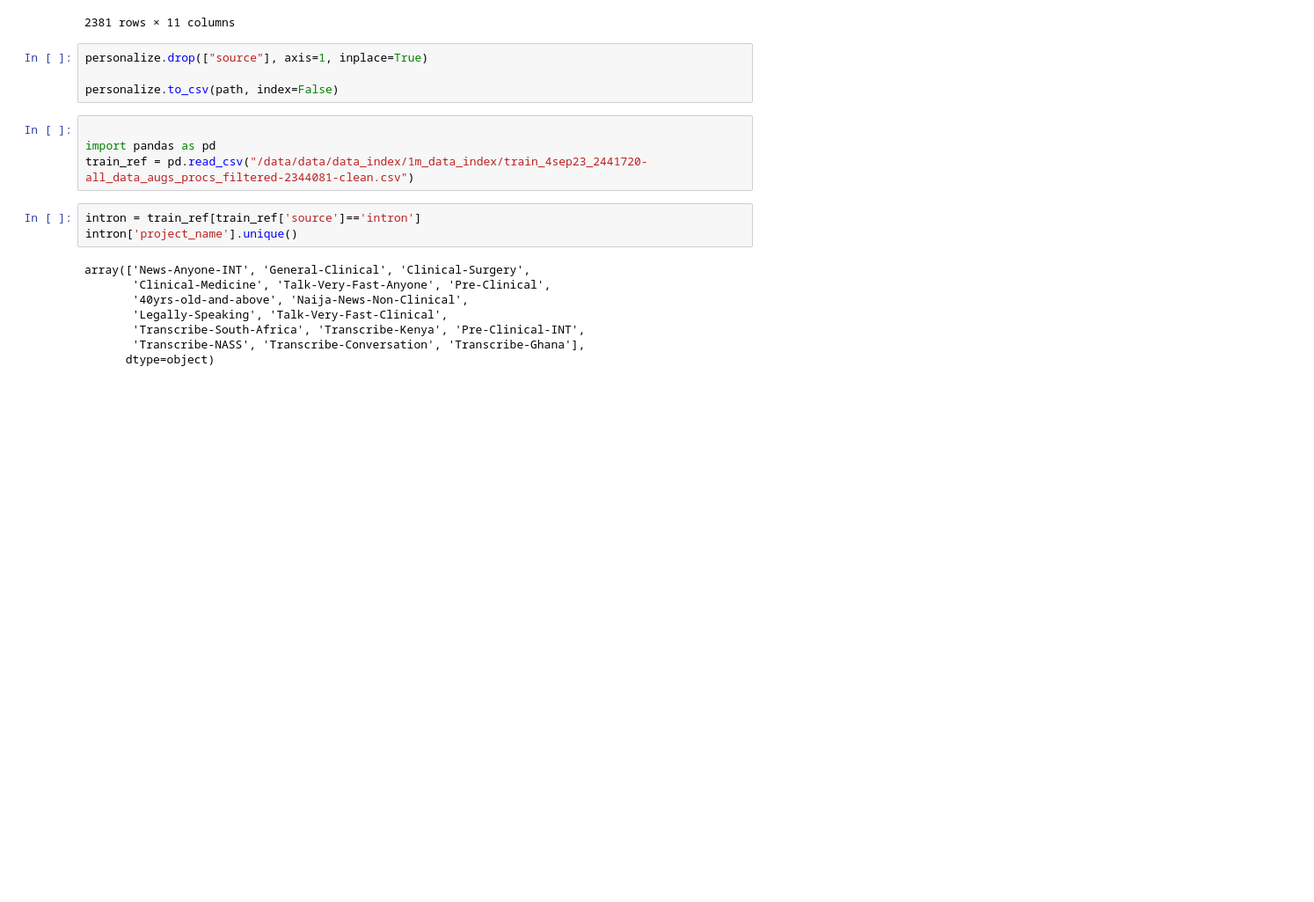
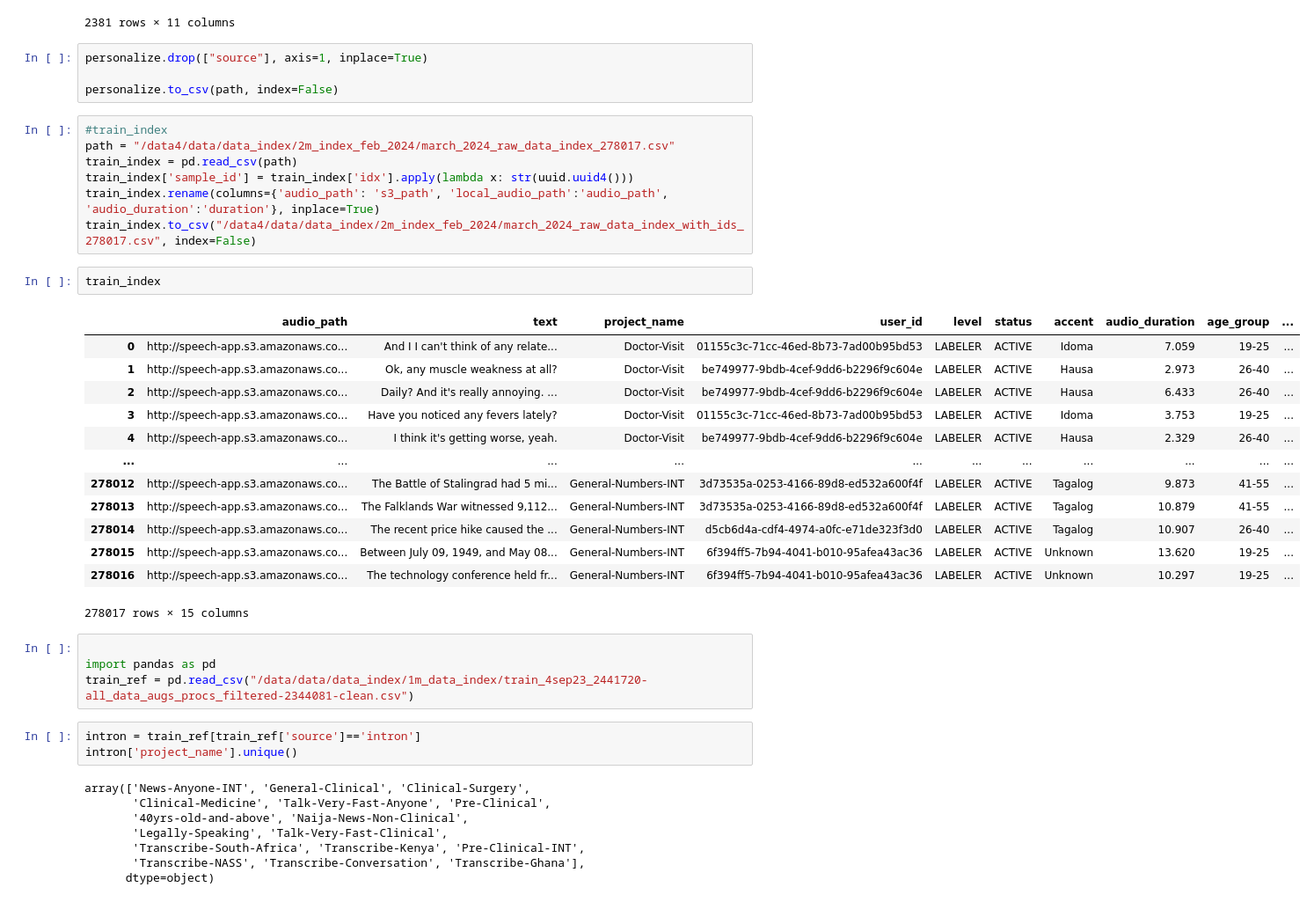
Before and after one commit to intron-innovation/AfriVox, a Jupyter notebook: notebooks/standardize_csvs.ipynb, the cells around one changed output. Shown: that part at 88% size. Cells and saved outputs as stored; diff of their text form; blank space fills up the shorter version.

```diff
--- a/notebooks/standardize_csvs.ipynb
+++ b/notebooks/standardize_csvs.ipynb
@@ -197,6 +197,29 @@ personalize
 personalize.drop(["source"], axis=1, inplace=True)
 
 personalize.to_csv(path, index=False)
+# %%
+#train_index
+path = "/data4/data/data_index/2m_index_feb_2024/march_2024_raw_data_index_278017.csv"
+train_index = pd.read_csv(path)
+train_index['sample_id'] = train_index['idx'].apply(lambda x: str(uuid.uuid4()))
+train_index.rename(columns={'audio_path': 's3_path', 'local_audio_path':'audio_path', 'audio_duration':'duration'}, inplace=True)
+train_index.to_csv("/data4/data/data_index/2m_index_feb_2024/march_2024_raw_data_index_with_ids_278017.csv", index=False)
+# %%
+train_index
+# %% [output]
+|  | audio_path | text | project_name | user_id | level | status | accent | audio_duration | age_group | ... |
+| 0 | http://speech-app.s3.amazonaws.co... | And I I can't think of any relate... | Doctor-Visit | 01155c3c-71cc-46ed-8b73-7ad00b95bd53 | LABELER | ACTIVE | Idoma | 7.059 | 19-25 | ... |
+| 1 | http://speech-app.s3.amazonaws.co... | Ok, any muscle weakness at all? | Doctor-Visit | be749977-9bdb-4cef-9dd6-b2296f9c604e | LABELER | ACTIVE | Hausa | 2.973 | 26-40 | ... |
+| 2 | http://speech-app.s3.amazonaws.co... | Daily? And it's really annoying. ... | Doctor-Visit | be749977-9bdb-4cef-9dd6-b2296f9c604e | LABELER | ACTIVE | Hausa | 6.433 | 26-40 | ... |
+| 3 | http://speech-app.s3.amazonaws.co... | Have you noticed any fevers lately? | Doctor-Visit | 01155c3c-71cc-46ed-8b73-7ad00b95bd53 | LABELER | ACTIVE | Idoma | 3.753 | 19-25 | ... |
+| 4 | http://speech-app.s3.amazonaws.co... | I think it's getting worse, yeah. | Doctor-Visit | be749977-9bdb-4cef-9dd6-b2296f9c604e | LABELER | ACTIVE | Hausa | 2.329 | 26-40 | ... |
+| ... | ... | ... | ... | ... | ... | ... | ... | ... | ... | ... |
+| 278012 | http://speech-app.s3.amazonaws.co... | The Battle of Stalingrad had 5 mi... | General-Numbers-INT | 3d73535a-0253-4166-89d8-ed532a600f4f | LABELER | ACTIVE | Tagalog | 9.873 | 41-55 | ... |
+| 278013 | http://speech-app.s3.amazonaws.co... | The Falklands War witnessed 9,112... | General-Numbers-INT | 3d73535a-0253-4166-89d8-ed532a600f4f | LABELER | ACTIVE | Tagalog | 10.879 | 41-55 | ... |
+| 278014 | http://speech-app.s3.amazonaws.co... | The recent price hike caused the ... | General-Numbers-INT | d5cb6d4a-cdf4-4974-a0fc-e71de323f3d0 | LABELER | ACTIVE | Tagalog | 10.907 | 26-40 | ... |
+| 278015 | http://speech-app.s3.amazonaws.co... | Between July 09, 1949, and May 08... | General-Numbers-INT | 6f394ff5-7b94-4041-b010-95afea43ac36 | LABELER | ACTIVE | Unknown | 13.620 | 19-25 | ... |
+| 278016 | http://speech-app.s3.amazonaws.co... | The technology conference held fr... | General-Numbers-INT | 6f394ff5-7b94-4041-b010-95afea43ac36 | LABELER | ACTIVE | Unknown | 10.297 | 19-25 | ... |
+278017 rows × 15 columns
 # %%
 
 import pandas as pd
```
